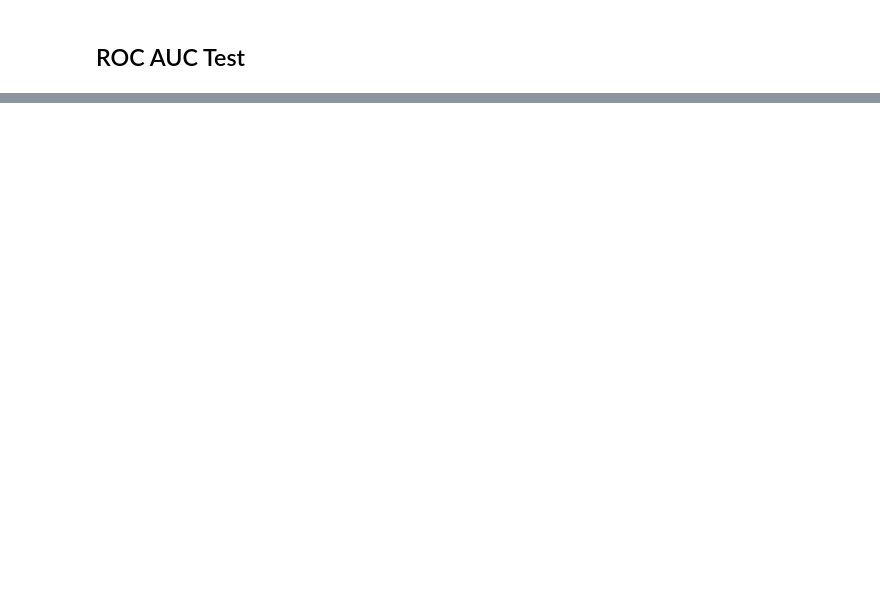
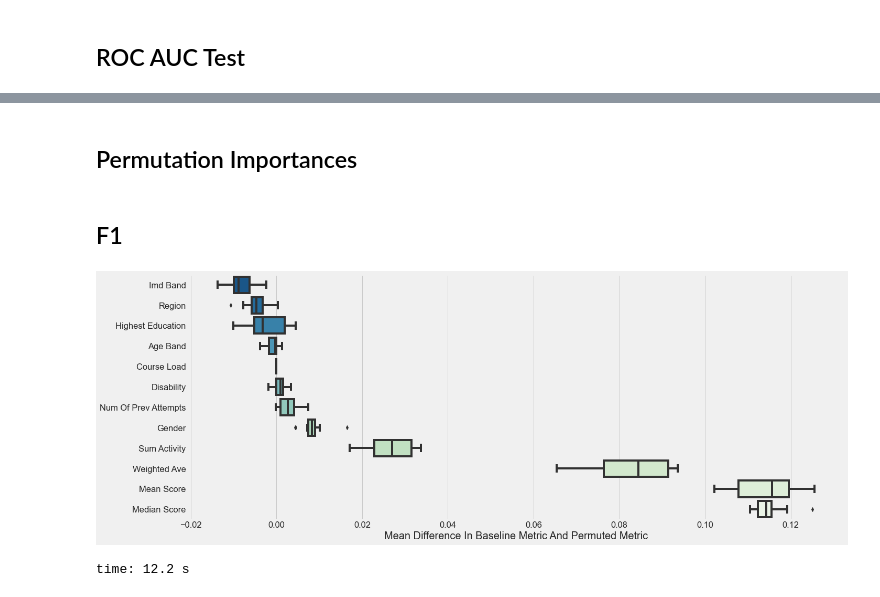
Before and after one commit to jeffreyhwatson/online_outcomes, a Jupyter notebook: notebooks/exploratory/half_term_modeling.ipynb, the cells around one changed output, grey strips where cells are left out. Cells and saved outputs as stored; diff of their text form; code cells hidden in the pictures; blank space fills up the shorter version.

```diff
--- a/notebooks/exploratory/half_term_modeling.ipynb
+++ b/notebooks/exploratory/half_term_modeling.ipynb
@@ -914,3 +862,0 @@ time: 925 µs
-# %%
-%%capture --no-display
-xgb_sm.fit(X_train, y_train)
@@ -972,3 +881,3 @@ time: 1.22 ms
 # %%
-vc_ss = make_sm_pipeline(preprocessing_ss, sm, VC)
+vc_sm = make_sm_pipeline(preprocessing_ss, sm, VC)
 # %% [output]
@@ -1398,0 +1256,9 @@ time: 894 ms
+# %% [markdown]
+## Permutation Importances
+# %% [markdown]
+## F1
+# %%
+f.perm_importances(vc_sm, X_test, y_test, 'f1')
+# %% [output]
+[figure, added]
+time: 12.2 s
```
Also changed, not shown: parts of 162 cells of this notebook, 9 other files.
